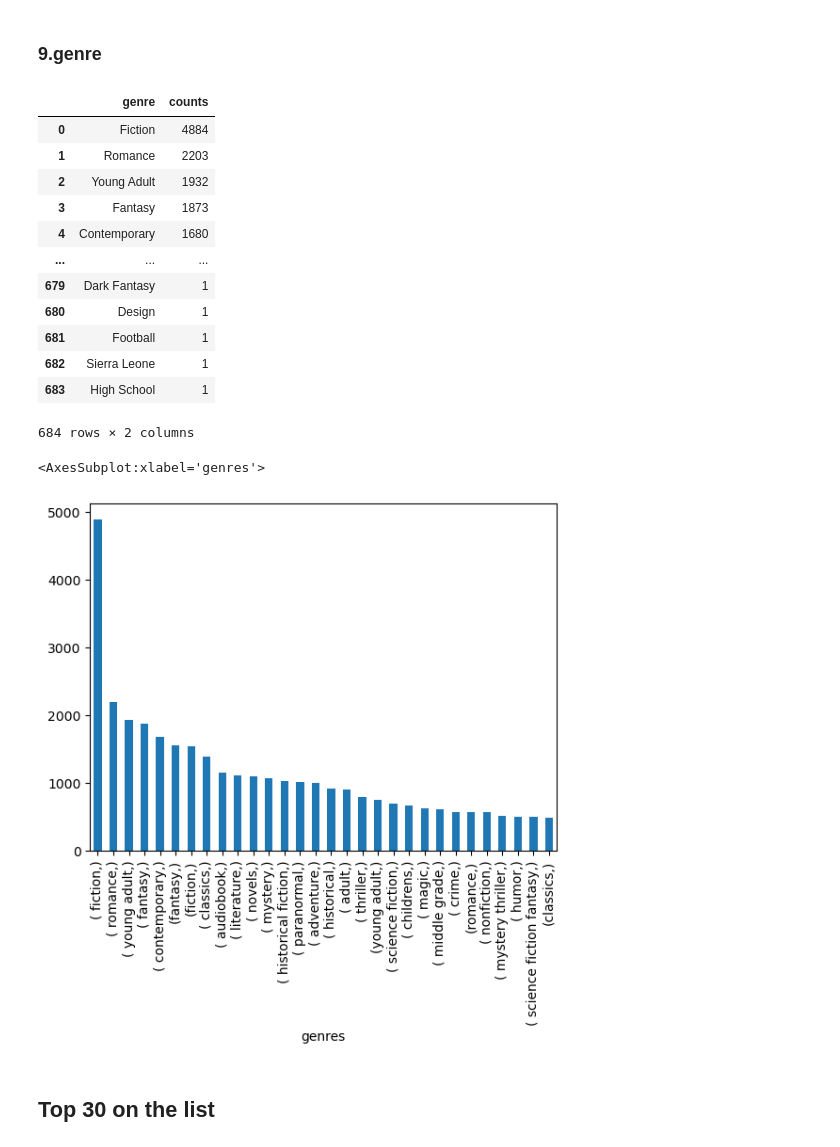
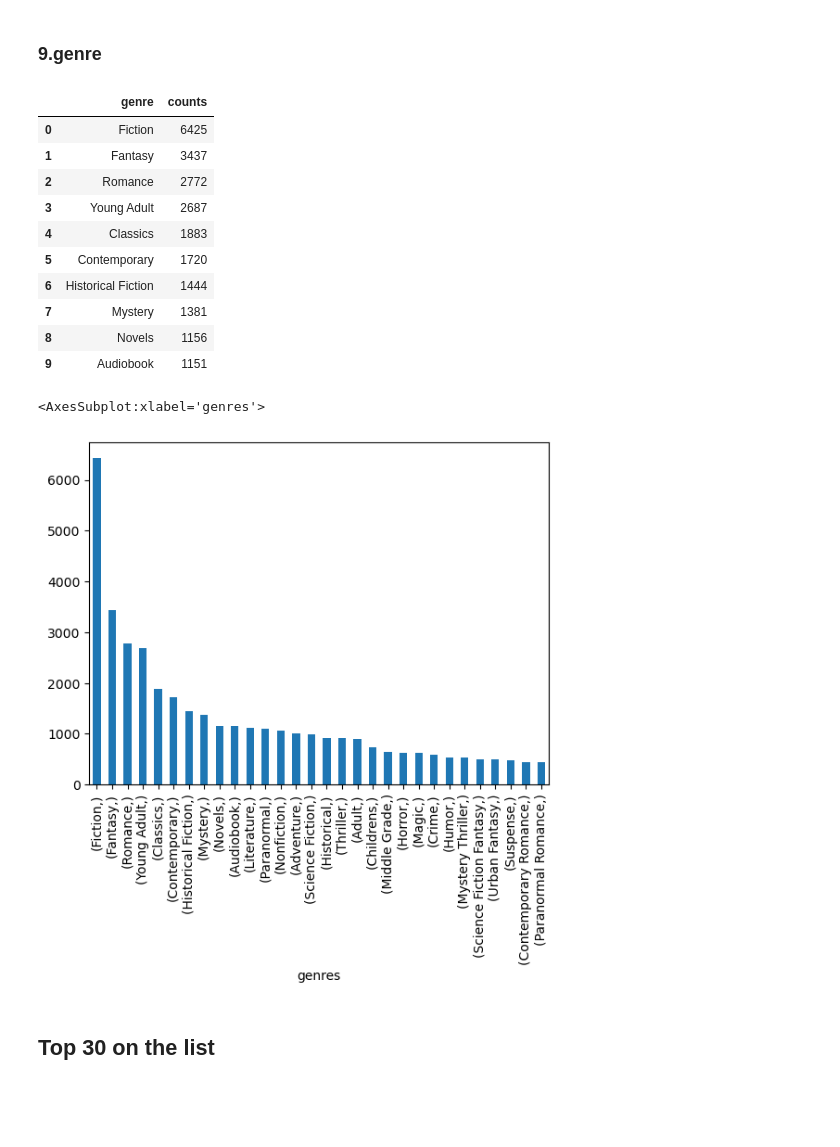
Before and after one commit to Jiaxing7/Final-Projects, a Jupyter notebook: Final Project.ipynb, the cells around one changed output. Saved outputs shown, nothing was run; the diff lists cells and outputs as text; code cells hidden in the pictures; blank space fills up the shorter version.

```diff
--- a/Final Project.ipynb
+++ b/Final Project.ipynb
@@ -699,30 +699,29 @@ def clean(feature):
     return cleaned_feature
 # %%
 all_genres = clean('genre')
+all_genres = [genre.strip() for genre in all_genres]
 # %%
 genres = pd.DataFrame(all_genres, columns = ['genres'])
 data_genre = pd.DataFrame(genres.value_counts()).reset_index()
 data_genre.columns = ['genre', 'counts']
-data_genre
+data_genre.head(10)
 # %% [output]
 |  | genre | counts |
-| 0 | Fiction | 4884 |
-| 1 | Romance | 2203 |
-| 2 | Young Adult | 1932 |
-| 3 | Fantasy | 1873 |
-| 4 | Contemporary | 1680 |
-| ... | ... | ... |
-| 679 | Dark Fantasy | 1 |
-| 680 | Design | 1 |
-| 681 | Football | 1 |
-| 682 | Sierra Leone | 1 |
-| 683 | High School | 1 |
+| 0 | Fiction | 6425 |
+| 1 | Fantasy | 3437 |
+| 2 | Romance | 2772 |
+| 3 | Young Adult | 2687 |
+| 4 | Classics | 1883 |
+| 5 | Contemporary | 1720 |
+| 6 | Historical Fiction | 1444 |
+| 7 | Mystery | 1381 |
+| 8 | Novels | 1156 |
+| 9 | Audiobook | 1151 |
-684 rows × 2 columns
 # %%
 genres.value_counts().head(30).plot.bar()
 # %% [output]
 <AxesSubplot:xlabel='genres'>
-[figure, old version]
+[figure, new version]
 # %% [markdown]
 ## Top 30 on the list
 # %%
```
Also changed, not shown: parts of 5 cells of this notebook.
